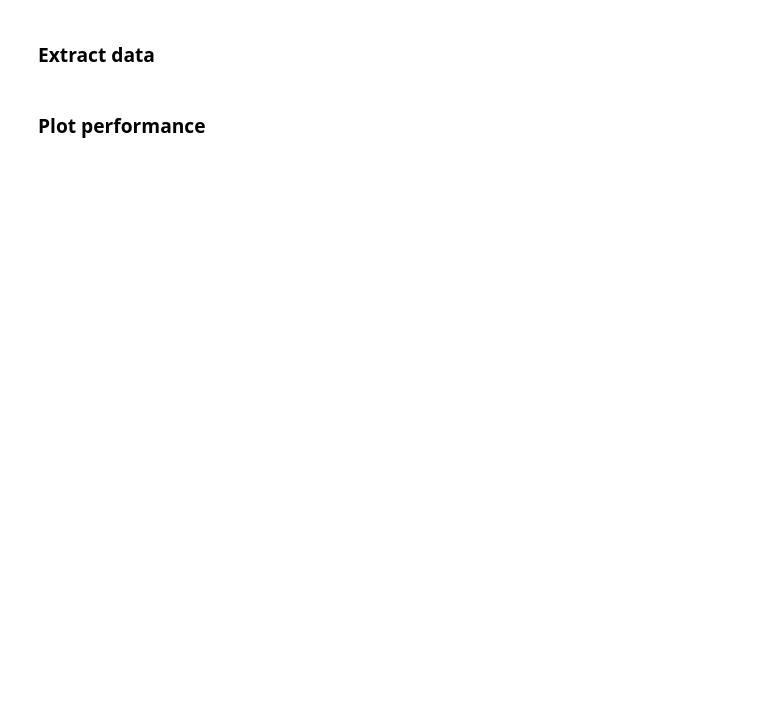
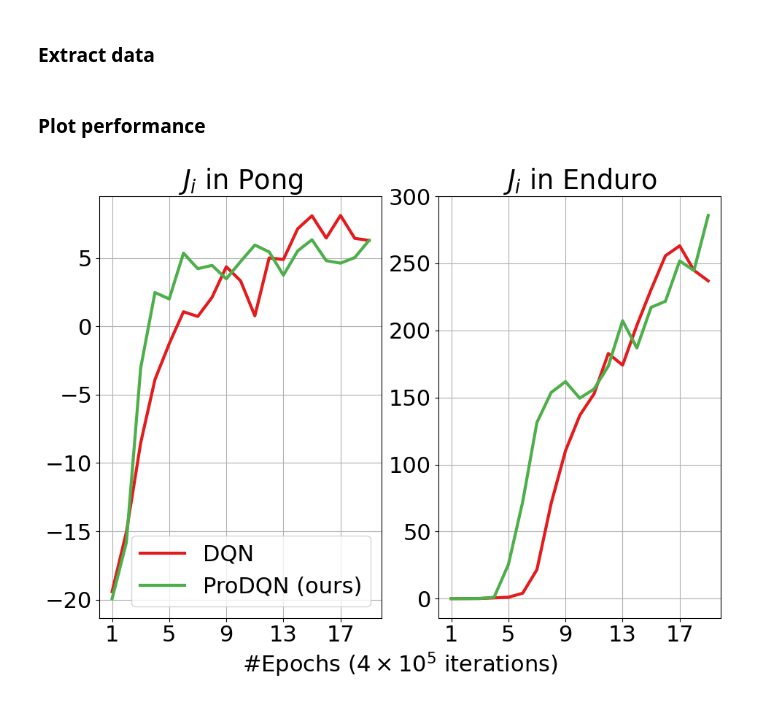
Before and after one commit to theovincent/PBO, a Jupyter notebook: experiments/atari/plots.ipynb, the cells around one changed output. Cells and saved outputs as stored; diff of their text form; code cells hidden in the pictures; blank space fills up the shorter version.

Commit message:
plot atari

```diff
--- a/experiments/atari/plots.ipynb
+++ b/experiments/atari/plots.ipynb
@@ -61,0 +77,45 @@ _ = plt.savefig(f"figures/{experiment_name}/{game}/J_{bellman_iterations_scope}.
+# %%
+import matplotlib.pyplot as plt
+from experiments import colors
+
+plt.rc("font", size=22)
+plt.rc("lines", linewidth=3)
+
+fig, axs = plt.subplots(nrows=1, ncols=2, figsize=(11, 7.5))
+
+plt.rc("font", size=22)
+plt.rc("lines", linewidth=3)
+
+cut = 19
+iterations = range(1, p["n_epochs"] + 1)[:cut]
+
+
+axs[0].plot(iterations, dqn_j_mean_pong[:cut], label="DQN", color=colors["DQN"], zorder=2)
+axs[0].fill_between(iterations, dqn_j_confidence_interval_pong[0, :cut], dqn_j_confidence_interval_pong[1, :cut], color=colors["DQN"], alpha=0.3)
+
+axs[0].plot(iterations, prodqn_j_mean_pong[:cut], label="ProDQN (ours)", color=colors["ProDQN"], zorder=3)
+axs[0].fill_between(iterations, prodqn_j_confidence_interval_pong[0, :cut], prodqn_j_confidence_interval_pong[1, :cut], color=colors["ProDQN"], alpha=0.3)
+
+axs[0].set_xticks(range(1, cut, cut // 4))
+# axs[0].set_xlabel(r"#Epochs ($4 \times 10^5$ iterations)")
+axs[0].set_title(r"$J_i$ in Pong")
+axs[0].legend().set_zorder(10)
+axs[0].grid(zorder=0)
+
+axs[1].plot(iterations, dqn_j_mean_enduro[:cut], label="DQN", color=colors["DQN"], zorder=2)
+axs[1].fill_between(iterations, dqn_j_confidence_interval_enduro[0, :cut], dqn_j_confidence_interval_enduro[1, :cut], color=colors["DQN"], alpha=0.3)
+
+axs[1].plot(iterations, prodqn_j_mean_enduro[:cut], label="ProDQN (ours)", color=colors["ProDQN"], zorder=3)
+axs[1].fill_between(iterations, prodqn_j_confidence_interval_enduro[0, :cut], prodqn_j_confidence_interval_enduro[1, :cut], color=colors["ProDQN"], alpha=0.3)
+
+axs[1].set_xticks(range(1, cut, cut // 4))
+# axs[1].set_xlabel(r"#Epochs ($4 \times 10^5$ iterations)")
+axs[1].set_title(r"$J_i$ in Enduro")
+# axs[1].legend().set_zorder(10)
+axs[1].grid(zorder=0)
+
+fig.suptitle(r"#Epochs ($4 \times 10^5$ iterations)", y=0.05, fontsize=22)
+
+_ = plt.savefig(f"figures/{experiment_name}/J_{bellman_iterations_scope}.pdf", bbox_inches='tight')
+# %% [output]
+[figure, added]
```
Also changed, not shown: parts of 4 cells of this notebook.
